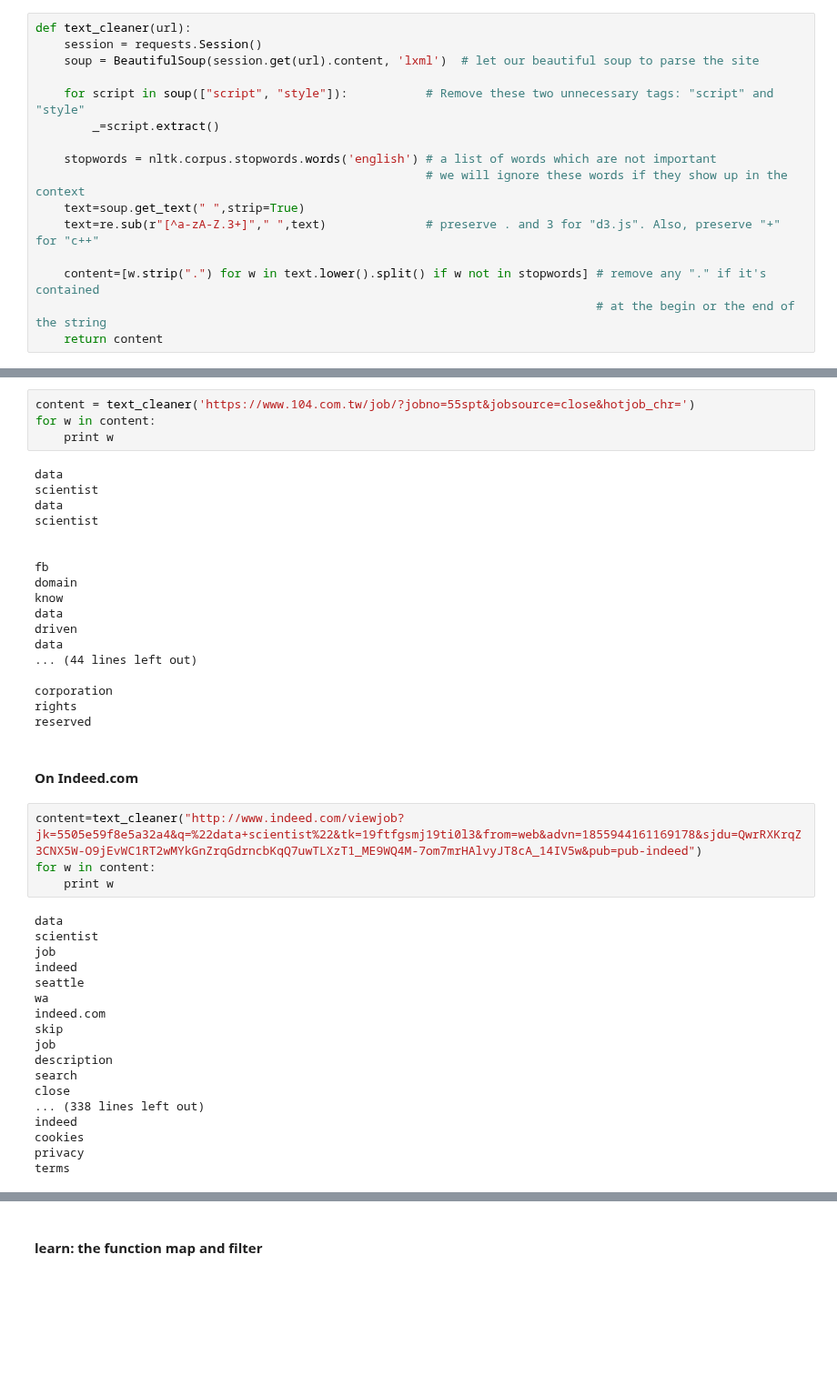
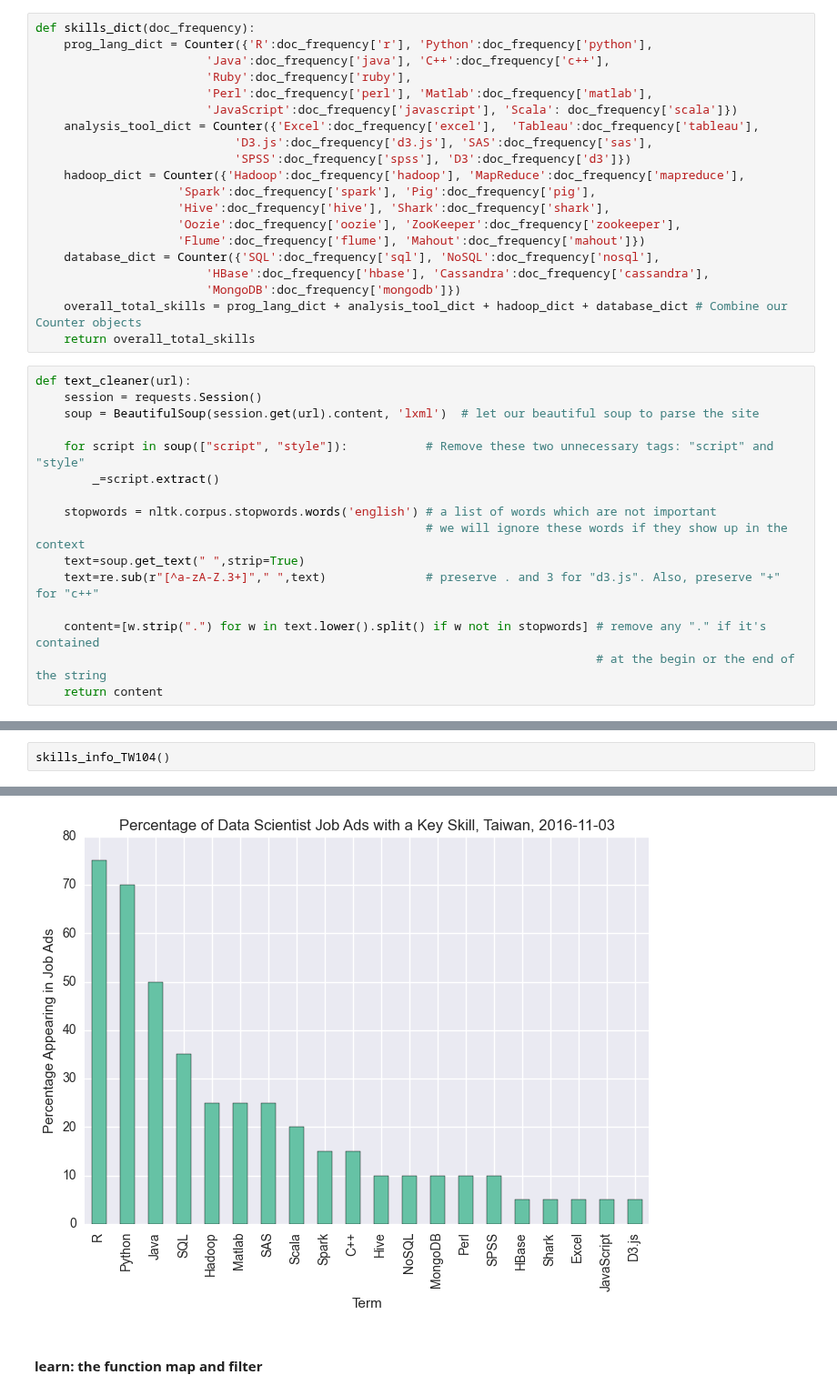
Before and after one commit to ScarletMcLearn/Notebooks, a Jupyter notebook: Web_Crawling_Basics.ipynb, the cells around one changed output, grey strips where cells are left out. Shown at 91% size. Saved outputs shown, nothing was run; the diff lists cells and outputs as text; blank space fills up the shorter version.

```diff
--- a/Web_Crawling_Basics.ipynb
+++ b/Web_Crawling_Basics.ipynb
@@ -535,3 +512,23 @@ IH-數據資料工程師(上班地點:台北市南京東路)
+# %%
+def skills_dict(doc_frequency):
+    prog_lang_dict = Counter({'R':doc_frequency['r'], 'Python':doc_frequency['python'],
+                        'Java':doc_frequency['java'], 'C++':doc_frequency['c++'],
+                        'Ruby':doc_frequency['ruby'],
+                        'Perl':doc_frequency['perl'], 'Matlab':doc_frequency['matlab'],
+                        'JavaScript':doc_frequency['javascript'], 'Scala': doc_frequency['scala']})
+    analysis_tool_dict = Counter({'Excel':doc_frequency['excel'],  'Tableau':doc_frequency['tableau'],
+                            'D3.js':doc_frequency['d3.js'], 'SAS':doc_frequency['sas'],
+                            'SPSS':doc_frequency['spss'], 'D3':doc_frequency['d3']})
+    hadoop_dict = Counter({'Hadoop':doc_frequency['hadoop'], 'MapReduce':doc_frequency['mapreduce'],
+                    'Spark':doc_frequency['spark'], 'Pig':doc_frequency['pig'],
+                    'Hive':doc_frequency['hive'], 'Shark':doc_frequency['shark'],
+                    'Oozie':doc_frequency['oozie'], 'ZooKeeper':doc_frequency['zookeeper'],
+                    'Flume':doc_frequency['flume'], 'Mahout':doc_frequency['mahout']})
+    database_dict = Counter({'SQL':doc_frequency['sql'], 'NoSQL':doc_frequency['nosql'],
+                        'HBase':doc_frequency['hbase'], 'Cassandra':doc_frequency['cassandra'],
+                        'MongoDB':doc_frequency['mongodb']})
+    overall_total_skills = prog_lang_dict + analysis_tool_dict + hadoop_dict + database_dict # Combine our Counter objects
+    return overall_total_skills
 # %%
 def text_cleaner(url):
     session = requests.Session()
@@ -830,46 +700,3 @@ TypeError: expected string or buffer
-# %%
-content = text_cleaner('https://www.104.com.tw/job/?jobno=55spt&jobsource=close&hotjob_chr=')
-for w in content:
-    print w
-# %% [output]
-data
-scientist
-data
-scientist
-
-
-fb
-domain
-know
-data
-driven
-data
-... (44 lines left out)
-
-corporation
-rights
-reserved
-# %% [markdown]
-#### On Indeed.com
-# %%
-content=text_cleaner("http://www.indeed.com/viewjob?jk=5505e59f8e5a32a4&q=%22data+scientist%22&tk=19ftfgsmj19ti0l3&from=web&advn=1855944161169178&sjdu=QwrRXKrqZ3CNX5W-O9jEvWC1RT2wMYkGnZrqGdrncbKqQ7uwTLXzT1_ME9WQ4M-7om7mrHAlvyJT8cA_14IV5w&pub=pub-indeed")
-for w in content:
-    print w
-# %% [output]
-data
-scientist
-job
-indeed
-seattle
-wa
-indeed.com
-skip
-job
-description
-search
-close
-... (338 lines left out)
-indeed
-cookies
-privacy
-terms
+# %%
+skills_info_TW104()
+# %% [output]
@@ -876,3 +720,4 @@ terms
+[figure, added]
 # %% [markdown]
 #### learn: the function map and filter
 # %%
```
Also changed, not shown: parts of 10 cells of this notebook.
